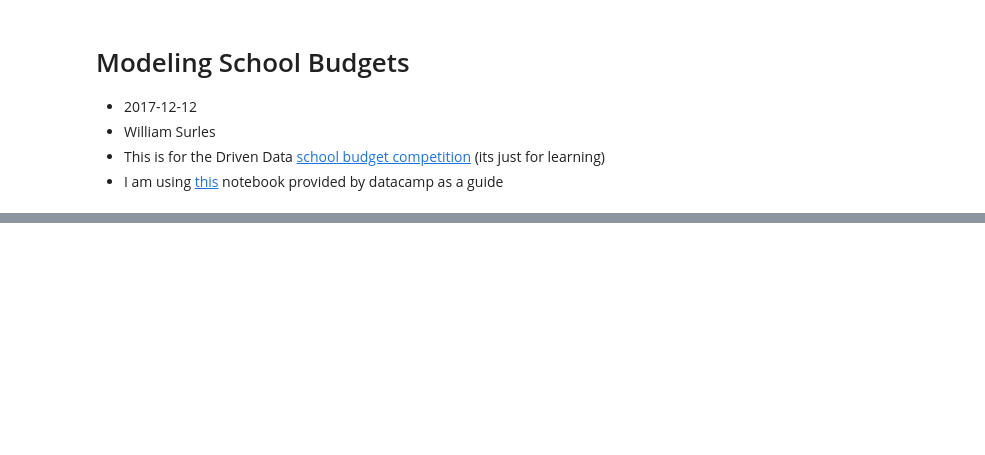
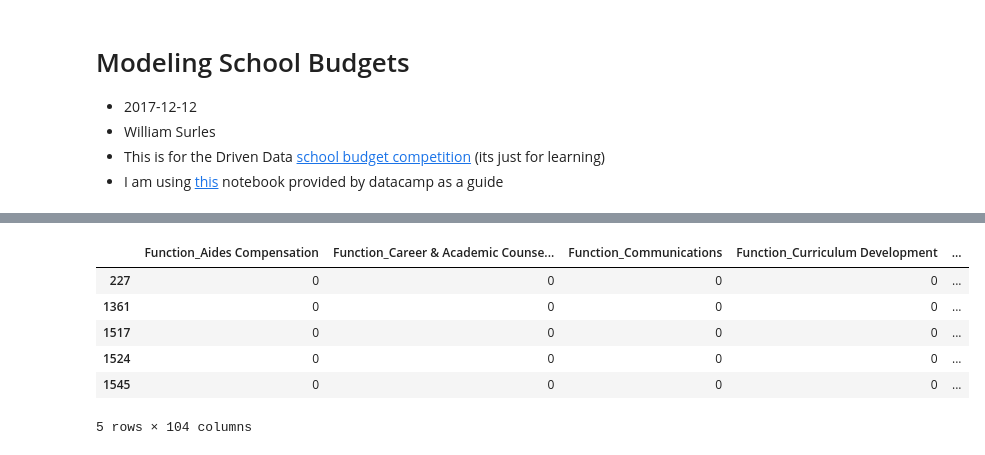
Before and after one commit to wsurles/datacamp_courses, a Jupyter notebook: python_courses/machine_learning_with_the_experts_school_budgets/model_school_budgets.ipynb, the cells around one changed output, grey strips where cells are left out. Drawn from its saved outputs; the diff is of its cells as text; code cells hidden in the pictures; blank space fills up the shorter version.

```diff
--- a/python_courses/machine_learning_with_the_experts_school_budgets/model_school_budgets.ipynb
+++ b/python_courses/machine_learning_with_the_experts_school_budgets/model_school_budgets.ipynb
@@ -40,0 +76,11 @@ os.pardir
+# %%
+dummy_labels = pd.get_dummies(sampling[LABELS])
+dummy_labels.head()
+# %% [output]
+|  | Function_Aides Compensation | Function_Career & Academic Counse... | Function_Communications | Function_Curriculum Development | ... |
+| 227 | 0 | 0 | 0 | 0 | ... |
+| 1361 | 0 | 0 | 0 | 0 | ... |
+| 1517 | 0 | 0 | 0 | 0 | ... |
+| 1524 | 0 | 0 | 0 | 0 | ... |
+| 1545 | 0 | 0 | 0 | 0 | ... |
+5 rows × 104 columns
```
Also changed, not shown: parts of 37 cells of this notebook, 21 other files.
